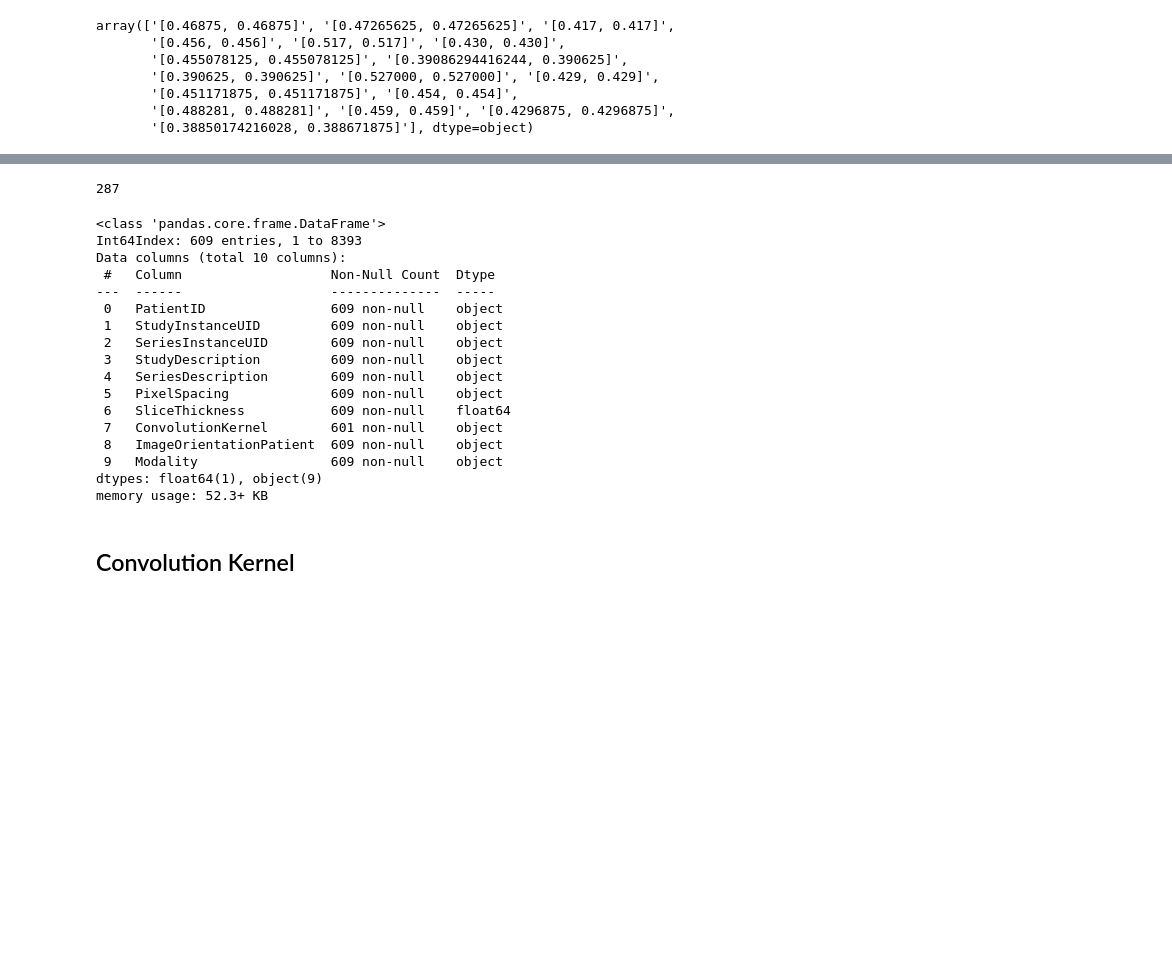
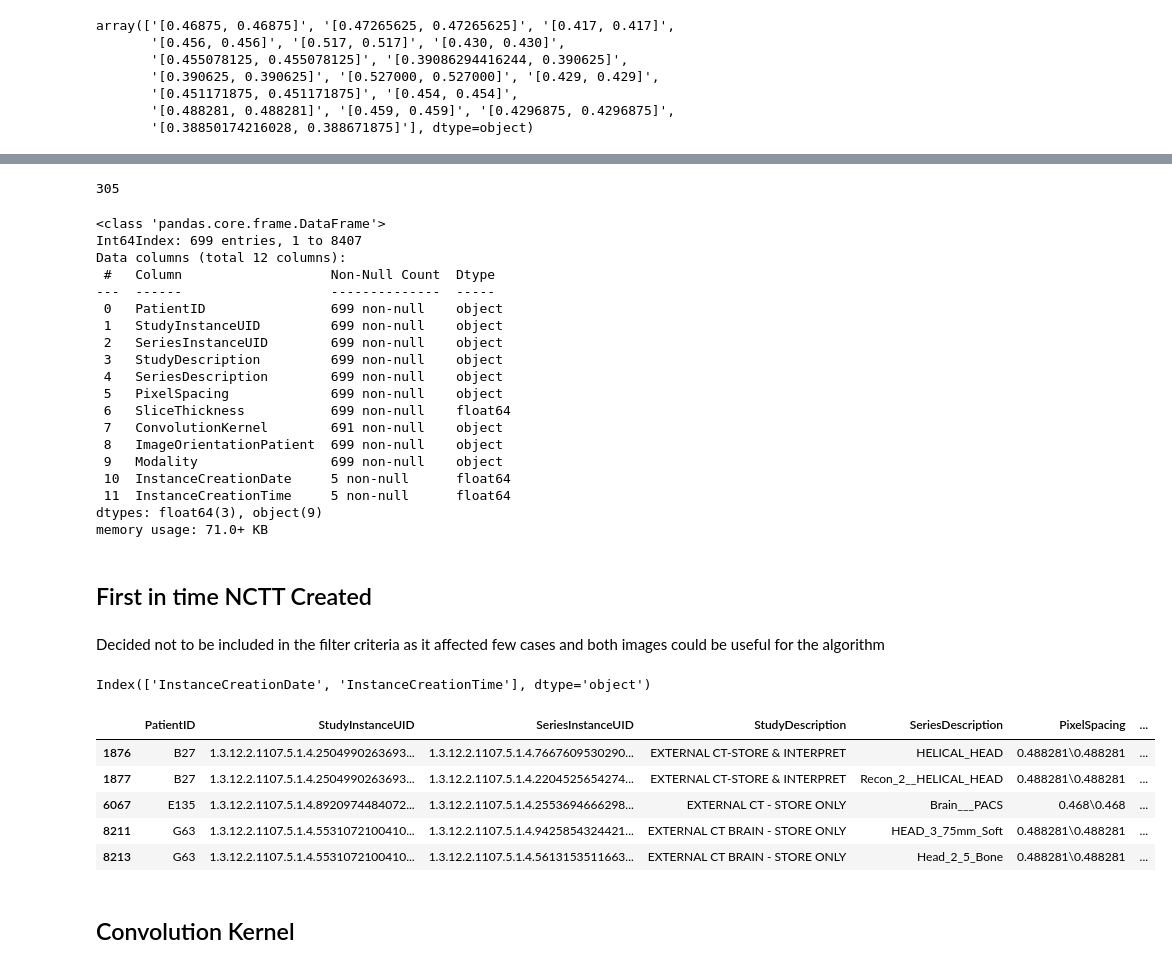
Before and after one commit to Charlie5545/data-specialist-challenge, a Jupyter notebook: Carlos_Gil_Data_Specialist_Methinks_Challenge.ipynb, the cells around one changed output, grey strips where cells are left out. Saved outputs shown, nothing was run; the diff lists cells and outputs as text; code cells hidden in the pictures; blank space fills up the shorter version.

```diff
--- a/Carlos_Gil_Data_Specialist_Methinks_Challenge.ipynb
+++ b/Carlos_Gil_Data_Specialist_Methinks_Challenge.ipynb
@@ -81,7 +59,7 @@ Data columns (total 8 columns):
 dtypes: float64(1), object(7)
 memory usage: 1.7+ KB
 # %%
-filtered_columns = list(solution_df.columns) + ['ImageOrientationPatient','Modality']
+filtered_columns = list(solution_df.columns) + ['ImageOrientationPatient','Modality','InstanceCreationDate','InstanceCreationTime']
 filtered_columns
 # %% [output]
 ['PatientID',
@@ -379,33 +391,52 @@ def filter_pixel_spacing(value):
     val2 = float(values[1])
 
     # Check if both values are less than or equal to 0.53
-    return val1 <= 0.53 and val2 <= 0.53
+    return val1 <= 0.55 and val2 <= 0.55
 # %%
 pixelsp_df = studydesc_df[studydesc_df.PixelSpacing.apply(filter_pixel_spacing)]
 # %%
 pixelsp_df.PatientID.unique().size
 # %% [output]
-287
+305
 # %%
 pixelsp_df.info()
 # %% [output]
 <class 'pandas.core.frame.DataFrame'>
-Int64Index: 609 entries, 1 to 8393
-Data columns (total 10 columns):
+Int64Index: 699 entries, 1 to 8407
+Data columns (total 12 columns):
  #   Column                   Non-Null Count  Dtype
 ---  ------                   --------------  -----
- 0   PatientID                609 non-null    object
- 1   StudyInstanceUID         609 non-null    object
- 2   SeriesInstanceUID        609 non-null    object
- 3   StudyDescription         609 non-null    object
- 4   SeriesDescription        609 non-null    object
- 5   PixelSpacing             609 non-null    object
- 6   SliceThickness           609 non-null    float64
- 7   ConvolutionKernel        601 non-null    object
- 8   ImageOrientationPatient  609 non-null    object
- 9   Modality                 609 non-null    object
-dtypes: float64(1), object(9)
-memory usage: 52.3+ KB
+ 0   PatientID                699 non-null    object
+ 1   StudyInstanceUID         699 non-null    object
+ 2   SeriesInstanceUID        699 non-null    object
+ 3   StudyDescription         699 non-null    object
+ 4   SeriesDescription        699 non-null    object
+ 5   PixelSpacing             699 non-null    object
+ 6   SliceThickness           699 non-null    float64
+ 7   ConvolutionKernel        691 non-null    object
+ 8   ImageOrientationPatient  699 non-null    object
+ 9   Modality                 699 non-null    object
+ 10  InstanceCreationDate     5 non-null      float64
+ 11  InstanceCreationTime     5 non-null      float64
+dtypes: float64(3), object(9)
+memory usage: 71.0+ KB
+# %% [markdown]
+## First in time NCTT Created
+# %% [markdown]
+Decided not to be included in the filter criteria as it affected few cases and both images could be useful for the algorithm
+# %%
+df.columns[df.columns.str.contains('creation', case=False)]
+# %% [output]
+Index(['InstanceCreationDate', 'InstanceCreationTime'], dtype='object')
+# %%
+pixelsp_df[pixelsp_df.InstanceCreationDate.notnull()]
+# %% [output]
+|  | PatientID | StudyInstanceUID | SeriesInstanceUID | StudyDescription | SeriesDescription | PixelSpacing | ... |
+| 1876 | B27 | 1.3.12.2.1107.5.1.4.2504990263693... | 1.3.12.2.1107.5.1.4.7667609530290... | EXTERNAL CT-STORE & INTERPRET | HELICAL_HEAD | 0.488281\0.488281 | ... |
+| 1877 | B27 | 1.3.12.2.1107.5.1.4.2504990263693... | 1.3.12.2.1107.5.1.4.2204525654274... | EXTERNAL CT-STORE & INTERPRET | Recon_2__HELICAL_HEAD | 0.488281\0.488281 | ... |
+| 6067 | E135 | 1.3.12.2.1107.5.1.4.8920974484072... | 1.3.12.2.1107.5.1.4.2553694666298... | EXTERNAL CT - STORE ONLY | Brain___PACS | 0.468\0.468 | ... |
+| 8211 | G63 | 1.3.12.2.1107.5.1.4.5531072100410... | 1.3.12.2.1107.5.1.4.9425854324421... | EXTERNAL CT BRAIN - STORE ONLY | HEAD_3_75mm_Soft | 0.488281\0.488281 | ... |
+| 8213 | G63 | 1.3.12.2.1107.5.1.4.5531072100410... | 1.3.12.2.1107.5.1.4.5613153511663... | EXTERNAL CT BRAIN - STORE ONLY | Head_2_5_Bone | 0.488281\0.488281 | ... |
 # %% [markdown]
 ## Convolution Kernel
 # %% [markdown]
```
Also changed, not shown: parts of 48 cells of this notebook.
